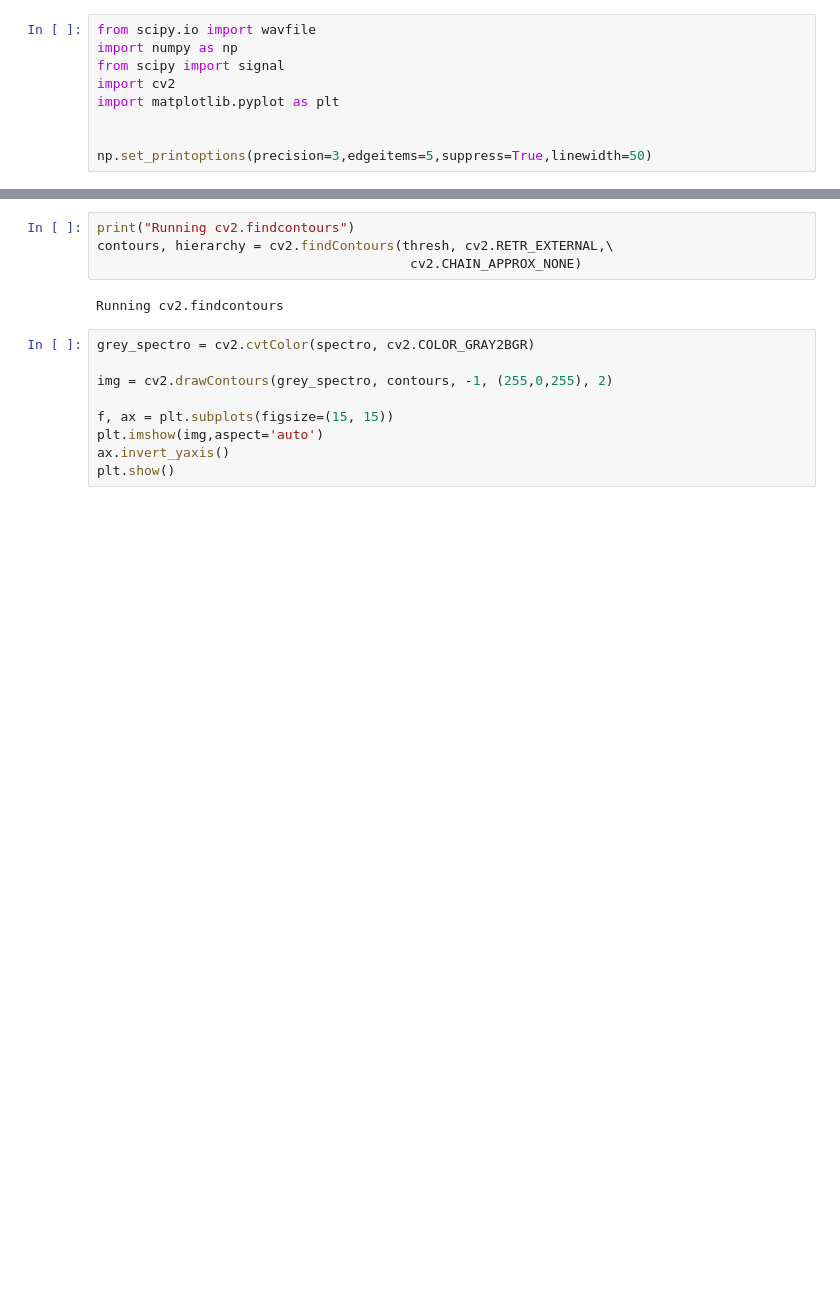
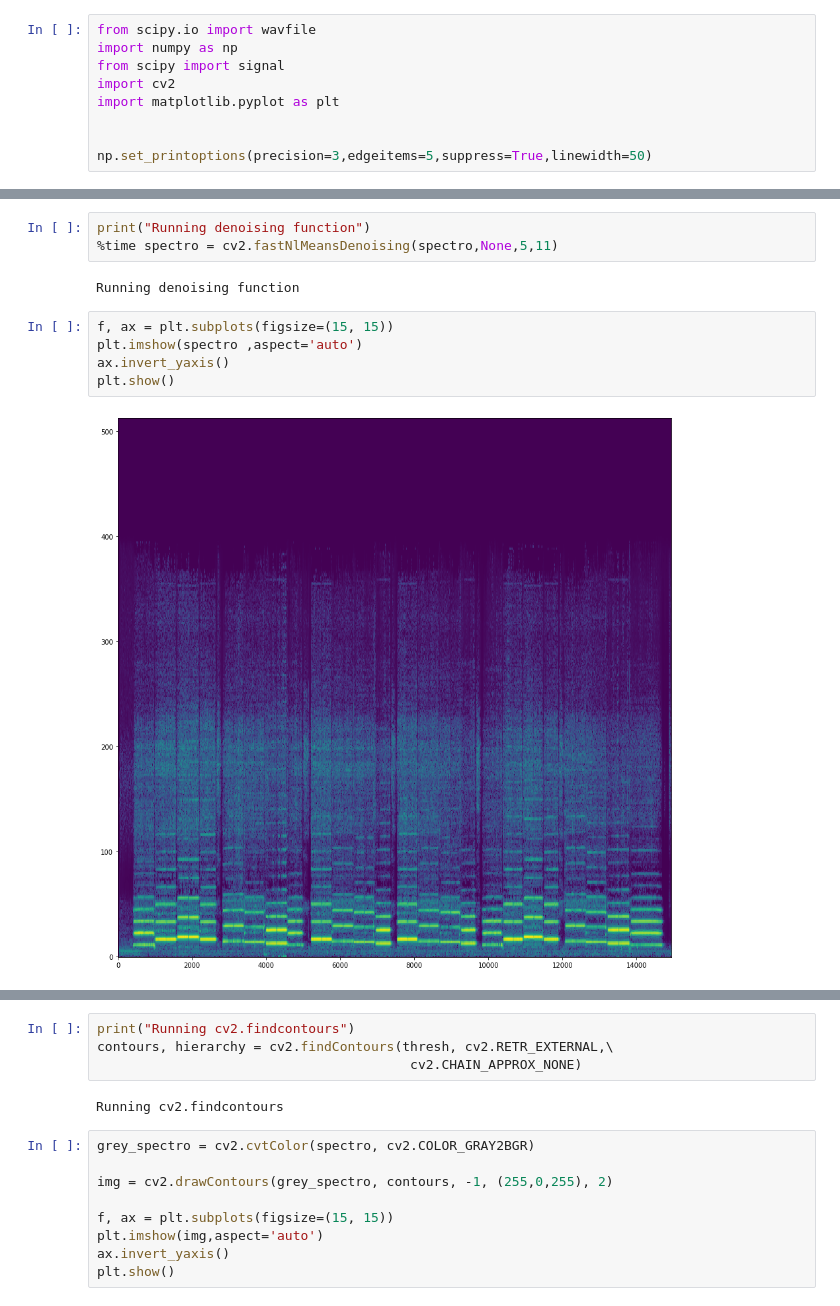
Before and after one commit to hodgespodge/SoupVisualizer, a Jupyter notebook: AudioPreprocessing.ipynb, the cells around one changed output, grey strips where cells are left out. Drawn from its saved outputs; the diff is of its cells as text; blank space fills up the shorter version.

```diff
--- a/AudioPreprocessing.ipynb
+++ b/AudioPreprocessing.ipynb
@@ -99,3 +105,15 @@ plt.show()
+# %%
+print("Running denoising function")
+%time spectro = cv2.fastNlMeansDenoising(spectro,None,5,11)
+# %% [output]
+Running denoising function
+# %%
+f, ax = plt.subplots(figsize=(15, 15))
+plt.imshow(spectro ,aspect='auto')
+ax.invert_yaxis()
+plt.show()
+# %% [output]
+[figure, added]
 # %%
 print("Running threshold function")
 
```
Also changed, not shown: parts of 8 cells of this notebook, 1 other file.
